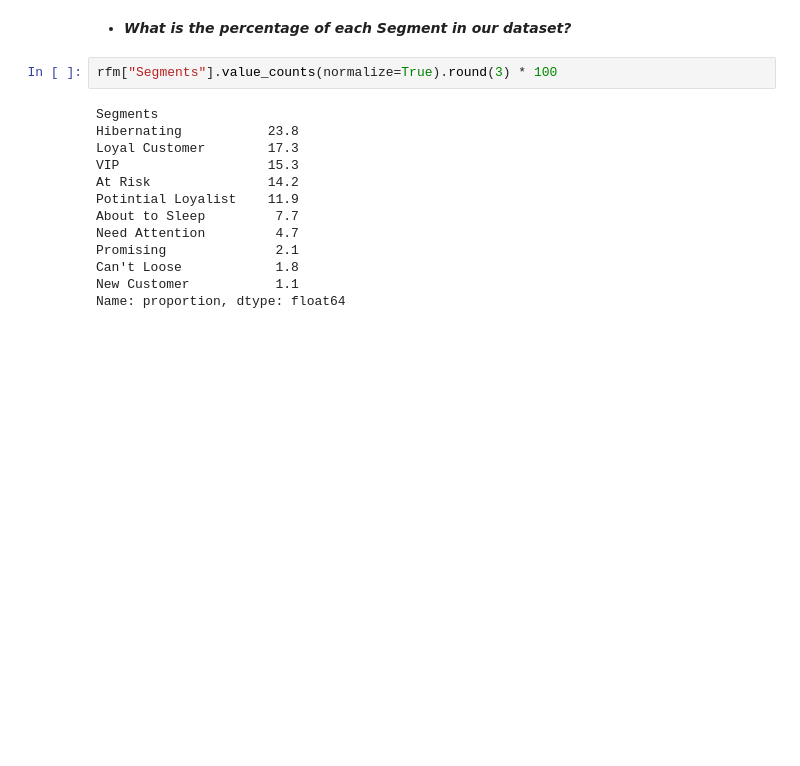
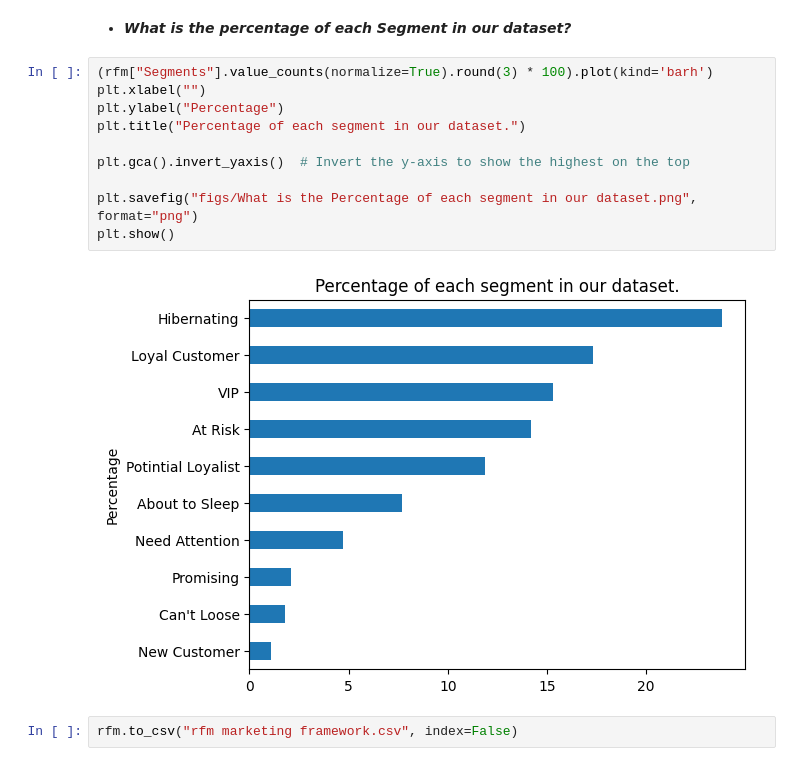
Before and after one commit to alaalmy-ahmed/Online-Retail-II, a Jupyter notebook: Marketing Analysis.ipynb, the cells around one changed output. Cells and saved outputs as stored; diff of their text form; blank space fills up the shorter version.

```diff
--- a/Marketing Analysis.ipynb
+++ b/Marketing Analysis.ipynb
@@ -127,18 +127,17 @@ rfm.head()
 | 12351 | 17 | 1 | 49.46 | 5 | 1 | 2 | 51 | New Customer |
 # %% [markdown]
 - ***What is the percentage of each Segment in our dataset?***
-# %%
-rfm["Segments"].value_counts(normalize=True).round(3) * 100
-# %% [output]
-Segments
-Hibernating           23.8
-Loyal Customer        17.3
-VIP                   15.3
-At Risk               14.2
-Potintial Loyalist    11.9
-About to Sleep         7.7
-Need Attention         4.7
-Promising              2.1
-Can't Loose            1.8
-New Customer           1.1
-Name: proportion, dtype: float64
+# %%
+(rfm["Segments"].value_counts(normalize=True).round(3) * 100).plot(kind='barh')
+plt.xlabel("")
+plt.ylabel("Percentage")
+plt.title("Percentage of each segment in our dataset.")
+
+plt.gca().invert_yaxis()  # Invert the y-axis to show the highest on the top
+
+plt.savefig("figs/What is the Percentage of each segment in our dataset.png", format="png")
+plt.show()
+# %% [output]
+[figure, added]
+# %%
+rfm.to_csv("rfm marketing framework.csv", index=False)
```
Also changed, not shown: parts of 5 cells of this notebook, 10 other files.
